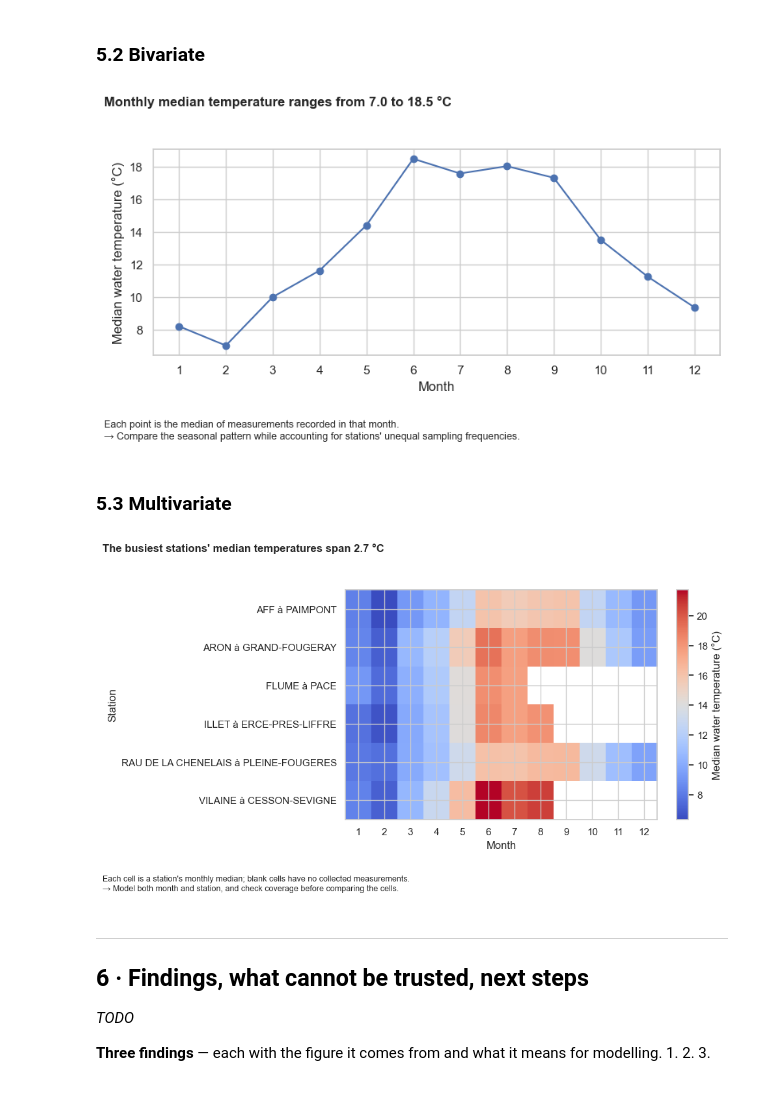
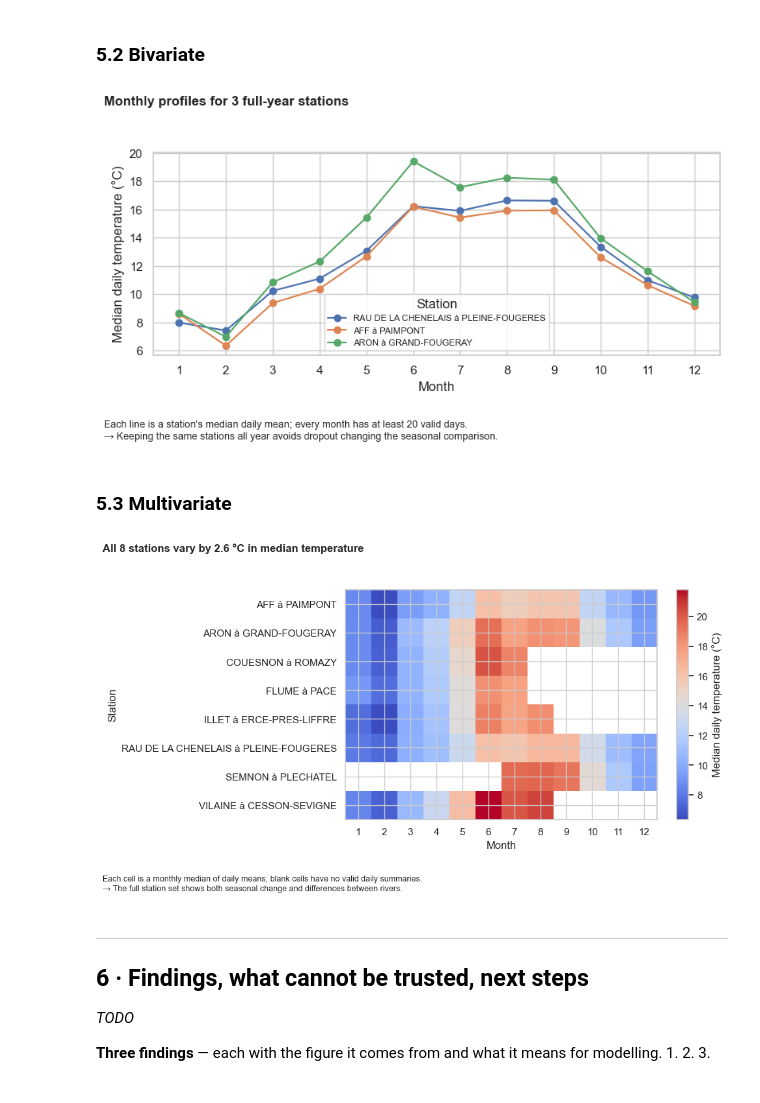
Before and after one commit to andreapenacastro/Project_07_Hubeau_River_Temperature, a Jupyter notebook: project_07_hubeau_river_temperature.ipynb, the cells around one changed output. Cells and saved outputs as stored; diff of their text form; code cells hidden in the pictures.

Commit message:
Fix river temperature exploration figures

```diff
--- a/project_07_hubeau_river_temperature.ipynb
+++ b/project_07_hubeau_river_temperature.ipynb
@@ -709,56 +824,63 @@ Name: resultat, dtype: float64
 # %% [markdown]
 ### 5.2 Bivariate
 # %%
-# DONE: one figure showing your key variable against 1–2 explanatory variables
-# fig, ax = plt.subplots(figsize=(8, 4))
-# ...
-# show(fig, "<title that states the finding>", "<what the figure shows>", "<what a modeller should do>", "5_2")
-monthly_data = clean[["date_mesure_temp", "resultat"]].copy()
-monthly_data["month"] = pd.to_datetime(monthly_data["date_mesure_temp"], errors="coerce").dt.month
-monthly_data["temperature"] = pd.to_numeric(monthly_data["resultat"], errors="coerce")
-monthly = monthly_data.dropna(subset=["month", "temperature"]).groupby("month")["temperature"].median()
+# use balanced station-day summaries and require coverage in every month
+monthly_days = (
+    daily.groupby(["code_station", "libelle_station", "month"])["date"]
+         .nunique().unstack(fill_value=0)
+         .reindex(columns=range(1, 13), fill_value=0)
+)
+full_year_keys = monthly_days.index[monthly_days.ge(MIN_DAYS_PER_MONTH).all(axis=1)]
+assert len(full_year_keys) > 0, "no station has enough valid days in every month"
+full_year_names = full_year_keys.get_level_values(1).unique()
+full_year_data = daily.loc[daily["libelle_station"].isin(full_year_names)]
+station_month = (
+    full_year_data.pivot_table(index="libelle_station", columns="month",
+                               values="temp_mean", aggfunc="median")
+                .reindex(index=full_year_names, columns=range(1, 13))
+)
 fig, ax = plt.subplots(figsize=(8, 4))
-ax.plot(monthly.index, monthly.values, marker="o")
+for station, values in station_month.iterrows():
+    ax.plot(range(1, 13), values, marker="o", label=station)
 ax.set_xticks(range(1, 13))
 ax.set_xlabel("Month")
-ax.set_ylabel("Median water temperature (°C)")
-show(fig, f"Monthly median temperature ranges from {monthly.min():.1f} to {monthly.max():.1f} °C",
-     "Each point is the median of measurements recorded in that month.",
-     "Compare the seasonal pattern while accounting for stations' unequal sampling frequencies.",
+ax.set_ylabel("Median daily temperature (°C)")
+ax.legend(title="Station", fontsize=8)
+show(fig, f"Monthly profiles for {len(station_month)} full-year stations",
+     f"Each line is a station's median daily mean; every month has at least {MIN_DAYS_PER_MONTH} valid days.",
+     "Keeping the same stations all year avoids dropout changing the seasonal comparison.",
      "5_2")
 # %% [output]
-[figure, old version]
+[figure, new version]
 # %% [markdown]
 ### 5.3 Multivariate
 # %%
-# DONE: one figure showing the correlation structure, or a breakdown by two categories
-# fig, ax = plt.subplots(figsize=(8, 4))
-# ...
-# show(fig, "<title that states the finding>", "<what the figure shows>", "<what a modeller should do>", "5_3")
-station_data = clean[["libelle_station", "date_mesure_temp", "resultat"]].copy()
-station_data["month"] = pd.to_datetime(station_data["date_mesure_temp"], errors="coerce").dt.month
-station_data["temperature"] = pd.to_numeric(station_data["resultat"], errors="coerce")
-station_data = station_data.dropna(subset=["libelle_station", "month", "temperature"])
-top_stations = station_data["libelle_station"].value_counts().head(6).index
-busy = station_data.loc[station_data["libelle_station"].isin(top_stations)]
-station_month = busy.pivot_table(index="libelle_station", columns="month", values="temperature", aggfunc="median").reindex(columns=range(1, 13))
-station_medians = busy.groupby("libelle_station")["temperature"].median()
+# use daily summaries for every station, not only the busiest six
+station_order = (clean[["code_station", "libelle_station"]].drop_duplicates()
+                 .sort_values("libelle_station")["libelle_station"])
+station_month = (
+    daily.pivot_table(index="libelle_station", columns="month",
+                      values="temp_mean", aggfunc="median")
+         .reindex(index=station_order, columns=range(1, 13))
+)
+assert len(station_month) == clean["code_station"].nunique(), "a station is missing from the figure"
+station_medians = daily.groupby("code_station")["temp_mean"].median()
 station_spread = station_medians.max() - station_medians.min()
 fig, ax = plt.subplots(figsize=(10, 5))
 image = ax.imshow(station_month.values, aspect="auto", cmap="coolwarm")
 ax.set_xticks(range(12))
 ax.set_xticklabels(range(1, 13))
 ax.set_yticks(range(len(station_month.index)))
 ax.set_yticklabels(station_month.index)
 ax.set_xlabel("Month")
 ax.set_ylabel("Station")
-fig.colorbar(image, ax=ax, label="Median water temperature (°C)")
-show(fig, f"The busiest stations' median temperatures span {station_spread:.1f} °C",
-     "Each cell is a station's monthly median; blank cells have no collected measurements.",
-     "Model both month and station, and check coverage before comparing the cells.",
+fig.colorbar(image, ax=ax, label="Median daily temperature (°C)")
+show(fig, f"All {len(station_month)} stations vary by {station_spread:.1f} °C in median temperature",
+     "Each cell is a monthly median of daily means; blank cells have no valid daily summaries.",
+     "The full station set shows both seasonal change and differences between rivers.",
      "5_3")
 # %% [output]
-[figure, old version]
+[figure, new version]
 # %% [markdown]
 ---
 ## 6 · Findings, what cannot be trusted, next steps
```
Also changed, not shown: parts of 21 cells of this notebook, 2 other files.
